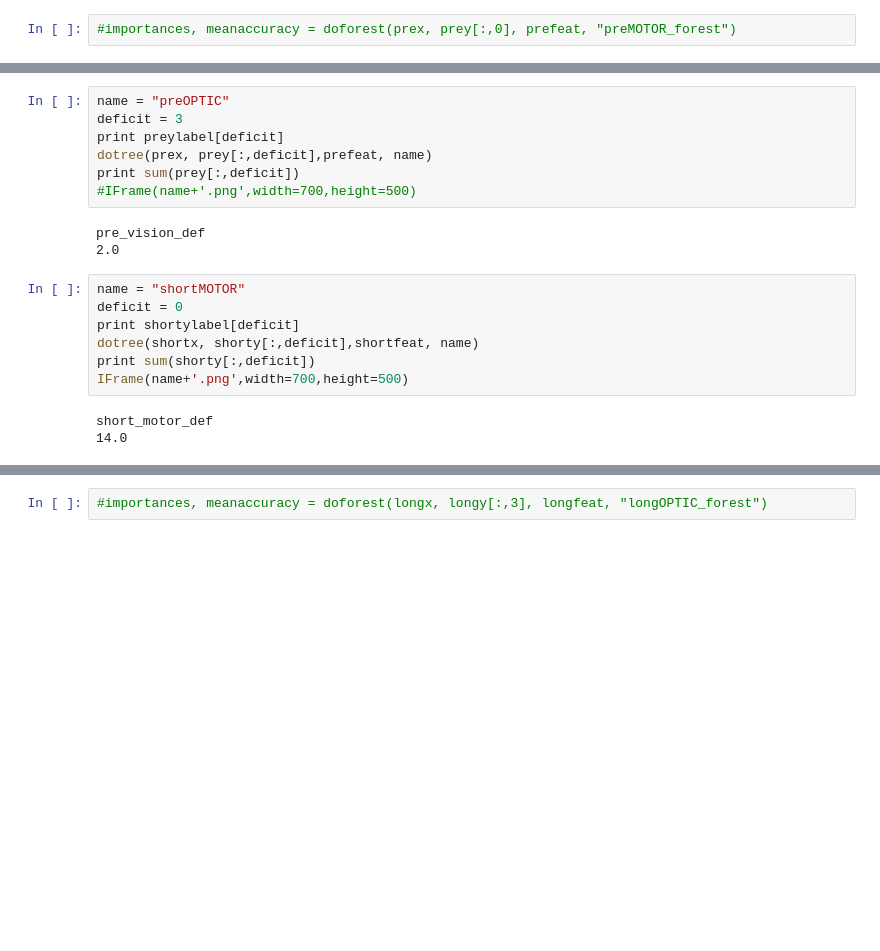
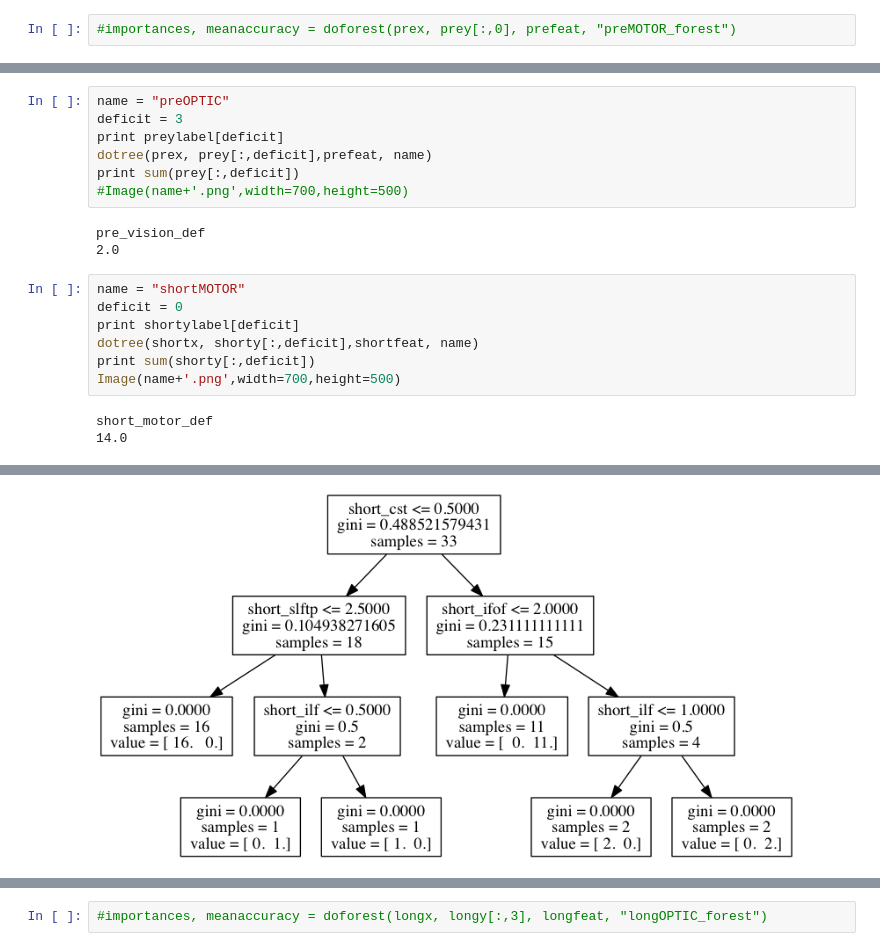
Before and after one commit to akeshavan/myscripts, a Jupyter notebook: neurosurgery_trees/Deficit_Prediction_EduCohort.ipynb, the cells around one changed output, grey strips where cells are left out. Cells and saved outputs as stored; diff of their text form; blank space fills up the shorter version.

```diff
--- a/neurosurgery_trees/Deficit_Prediction_EduCohort.ipynb
+++ b/neurosurgery_trees/Deficit_Prediction_EduCohort.ipynb
@@ -159,7 +159,7 @@ deficit = 3
 print preylabel[deficit]
 dotree(prex, prey[:,deficit],prefeat, name)
 print sum(prey[:,deficit])
-#IFrame(name+'.png',width=700,height=500)
+#Image(name+'.png',width=700,height=500)
 # %% [output]
 pre_vision_def
 2.0
@@ -169,7 +169,7 @@ deficit = 0
 print shortylabel[deficit]
 dotree(shortx, shorty[:,deficit],shortfeat, name)
 print sum(shorty[:,deficit])
-IFrame(name+'.png',width=700,height=500)
+Image(name+'.png',width=700,height=500)
 # %% [output]
 short_motor_def
 14.0
@@ -177,3 +176,4 @@ short_motor_def
+[figure, added]
 # %%
 importances, meanaccuracy = doforest(shortx, shorty[:,0], shortfeat, "shortMOTOR_forest")
 # %% [output]
```
Also changed, not shown: parts of 18 cells of this notebook, 22 other files.
